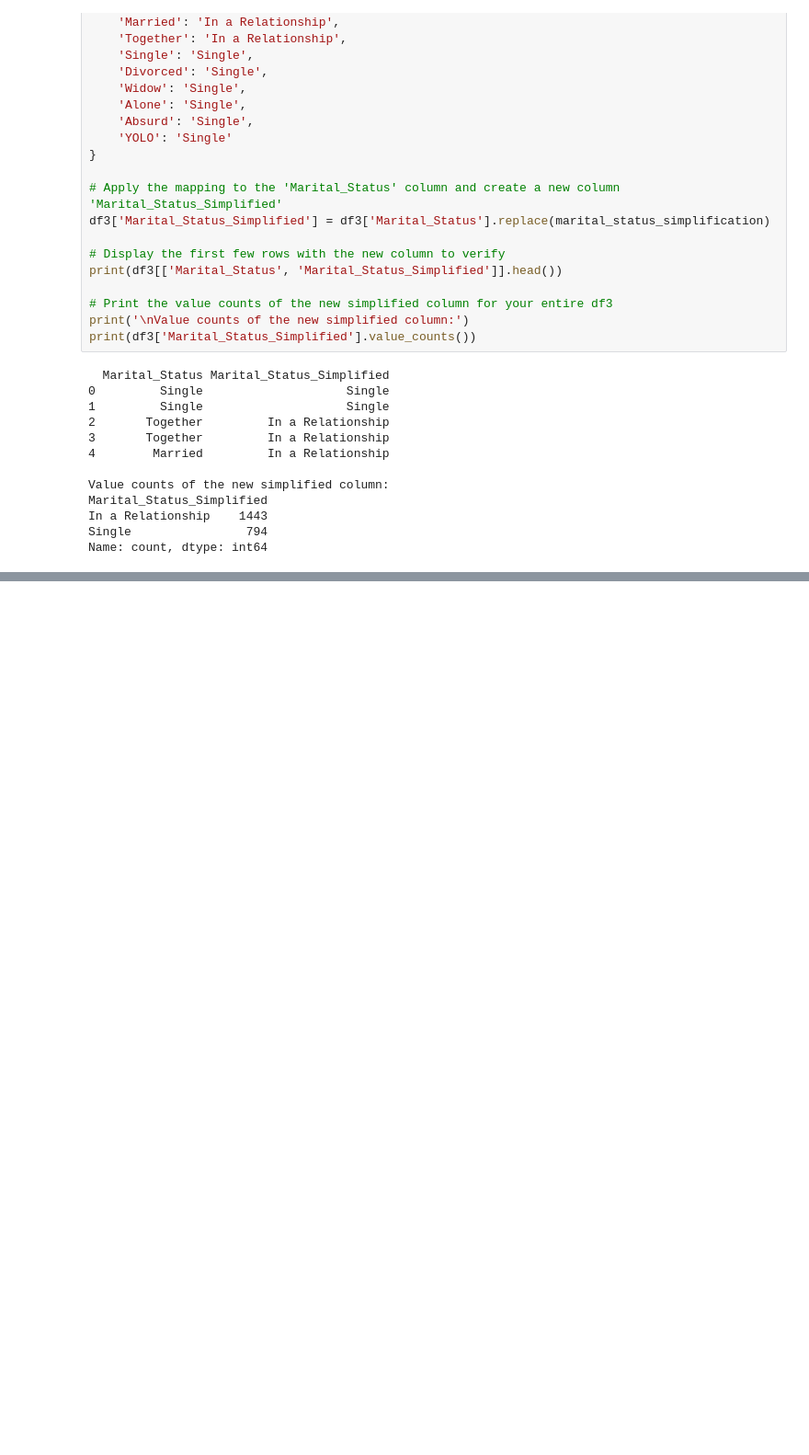
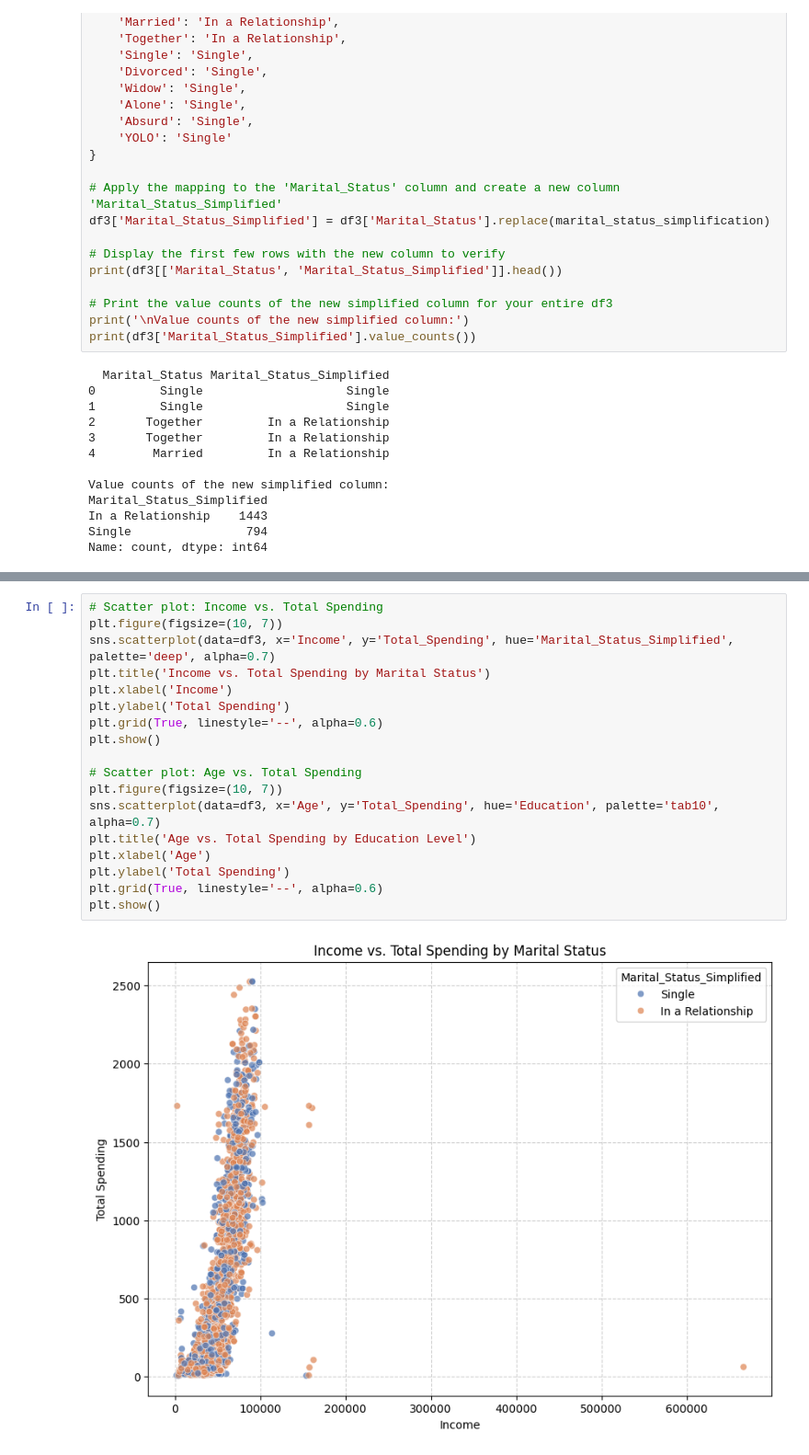
Before and after one commit to SsenogaHerman/GROUP_B_EVENING_RECESS, a Jupyter notebook: missing_values.ipynb, the cells around one changed output, grey strips where cells are left out. Shown at 92% size. Saved outputs shown, nothing was run; the diff lists cells and outputs as text; blank space fills up the shorter version.

```diff
--- a/missing_values.ipynb
+++ b/missing_values.ipynb
@@ -669,0 +747,20 @@ DataFrame df3 head with engineered clusters:
+# %%
+# Scatter plot: Income vs. Total Spending
+plt.figure(figsize=(10, 7))
+sns.scatterplot(data=df3, x='Income', y='Total_Spending', hue='Marital_Status_Simplified', palette='deep', alpha=0.7)
+plt.title('Income vs. Total Spending by Marital Status')
+plt.xlabel('Income')
+plt.ylabel('Total Spending')
+plt.grid(True, linestyle='--', alpha=0.6)
+plt.show()
+
+# Scatter plot: Age vs. Total Spending
+plt.figure(figsize=(10, 7))
+sns.scatterplot(data=df3, x='Age', y='Total_Spending', hue='Education', palette='tab10', alpha=0.7)
+plt.title('Age vs. Total Spending by Education Level')
+plt.xlabel('Age')
+plt.ylabel('Total Spending')
+plt.grid(True, linestyle='--', alpha=0.6)
+plt.show()
+# %% [output]
+[figure, added]
```
Also changed, not shown: parts of 7 cells of this notebook, 7 other files.
